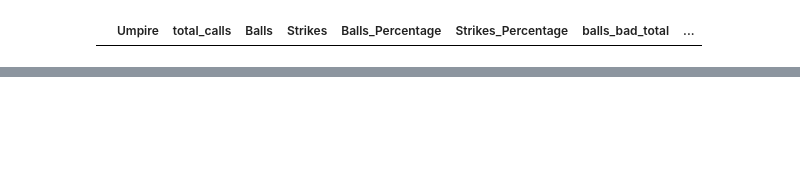
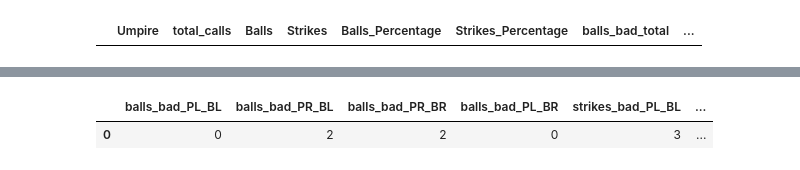
Before and after one commit to ForrestMcDougal/MLB-Postseason-Umpire-Analysis, a Jupyter notebook: Charts.ipynb, the cells around one changed output, grey strips where cells are left out. Saved outputs shown, nothing was run; the diff lists cells and outputs as text; code cells hidden in the pictures; blank space fills up the shorter version.

```diff
--- a/Charts.ipynb
+++ b/Charts.ipynb
@@ -809,0 +825,29 @@ bad_calls_all_with_totals_df2
+# %%
+# Top 4 umpires names
+    # Ted Barrett
+bad_calls_TB_df = bad_calls_all_df.loc[bad_calls_all_df["Umpire"] == "Ted Barrett"]
+
+# balls_bad_PL_BL
+# balls_bad_PR_BL
+# balls_bad_PR_BR
+# balls_bad_PL_BR
+
+# strikes_bad_PL_BL
+# strikes_bad_PR_BL
+# strikes_bad_PR_BR
+# strikes_bad_PL_BR
+
+bad_calls_only_TB_df = bad_calls_TB_df[["balls_bad_PL_BL", "balls_bad_PR_BL", "balls_bad_PR_BR", "balls_bad_PL_BR",
+                            "strikes_bad_PL_BL", "strikes_bad_PR_BL", "strikes_bad_PR_BR", "strikes_bad_PL_BR"]]
+
+    # Chris Guccione
+bad_calls_CG_df = bad_calls_all_df.loc[bad_calls_all_df["Umpire"] == "Chris Guccione"]
+    # Jim Wolf
+bad_calls_JW_df = bad_calls_all_df.loc[bad_calls_all_df["Umpire"] == "Jim Wolf"]
+    # Chad Fairchild
+bad_calls_CF_df = bad_calls_all_df.loc[bad_calls_all_df["Umpire"] == "Chad Fairchild"]
+
+bad_calls_only_TB_df
+# %% [output]
+|  | balls_bad_PL_BL | balls_bad_PR_BL | balls_bad_PR_BR | balls_bad_PL_BR | strikes_bad_PL_BL | ... |
+| 0 | 0 | 2 | 2 | 0 | 3 | ... |
```
Also changed, not shown: parts of 6 cells of this notebook.
